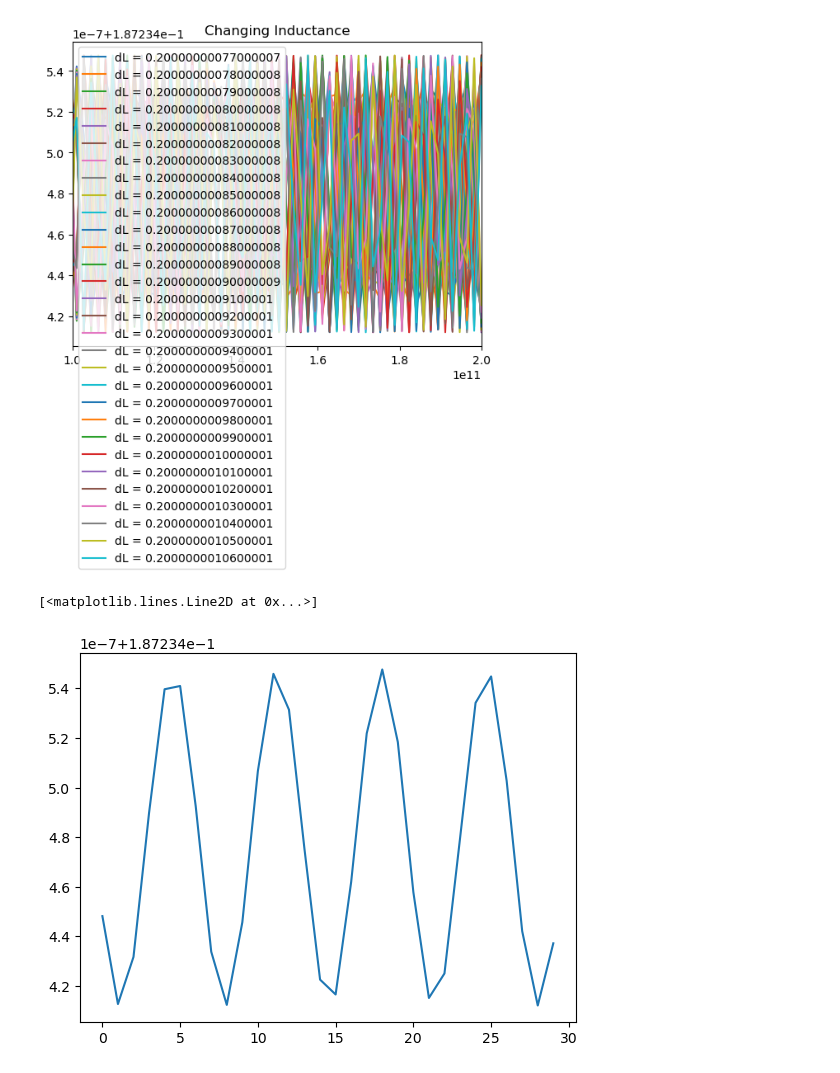
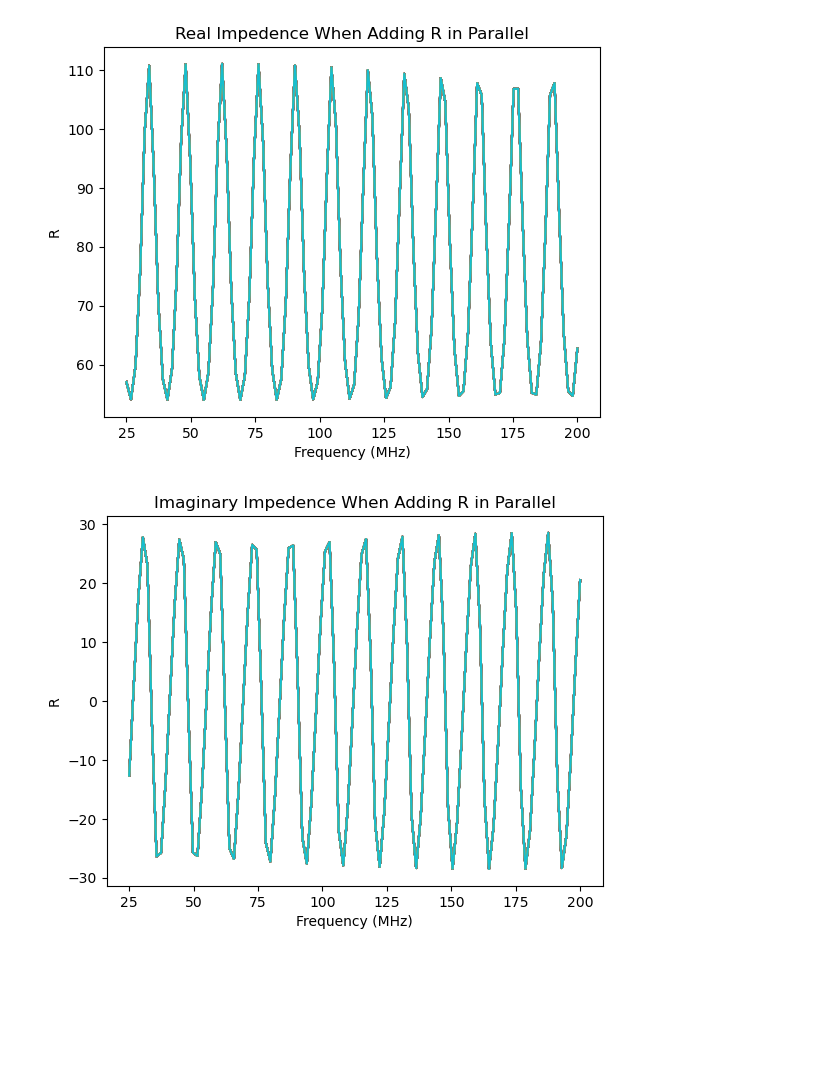
Before and after one commit to GarimaPrabhakar/bert-practice, a Jupyter notebook: tryingstuff/Untitled.ipynb, the cells around one changed output. Drawn from its saved outputs; the diff is of its cells as text; code cells hidden in the pictures; blank space fills up the shorter version.

Commit message:
how changes in R, G, L, and C change the impedence graph for soil TL

```diff
--- a/tryingstuff/Untitled.ipynb
+++ b/tryingstuff/Untitled.ipynb
@@ -29,7 +29,10 @@ def reset():
     G = o*np.pi/(s/d)
     L = u0*ur/(np.pi*(s/d))
     R = 1.66*K*np.sqrt(f)*10e-7/d
-    dC = 0.1
-    dR = 5
+    dC = 1e-9
+    dR = 50
     dL = 0.2
-    dG = 0.5
+    dG = 0.0001
+
+reset()
+print(G)
@@ -143,20 +172,5 @@ Text(0.5, 1.0, 'Changing Capacitance')
 # %%
-freqnew = []
-freqmax = []
-
-for i in range(30):
-    dL += 0.00000000001
-    plt.plot(freq, z(C+dC, G+dG, R+dR, L+dL), label=f"dL = {dL}")
-    freqnew.append(freq[20])
-    freqmax.append(z(C+dC, G+dG, R+dR, L+dL)[20])
-
-#plt.plot(freq, z(0, 0, 0, 0), label="r")
-plt.legend()
-plt.xlim(100e9, 200e9)
-plt.title("Changing Inductance")
-plt.show()
-plt.plot(range(len(freqmax)), freqmax)
+plots(which_var="R", numiter=50)
 # %% [output]
-[figure, old version]
+[figure, new version]
-[<matplotlib.lines.Line2D at 0x...>]
-[figure, old version]
+[figure, new version]
```
Also changed, not shown: parts of 5 cells of this notebook.
